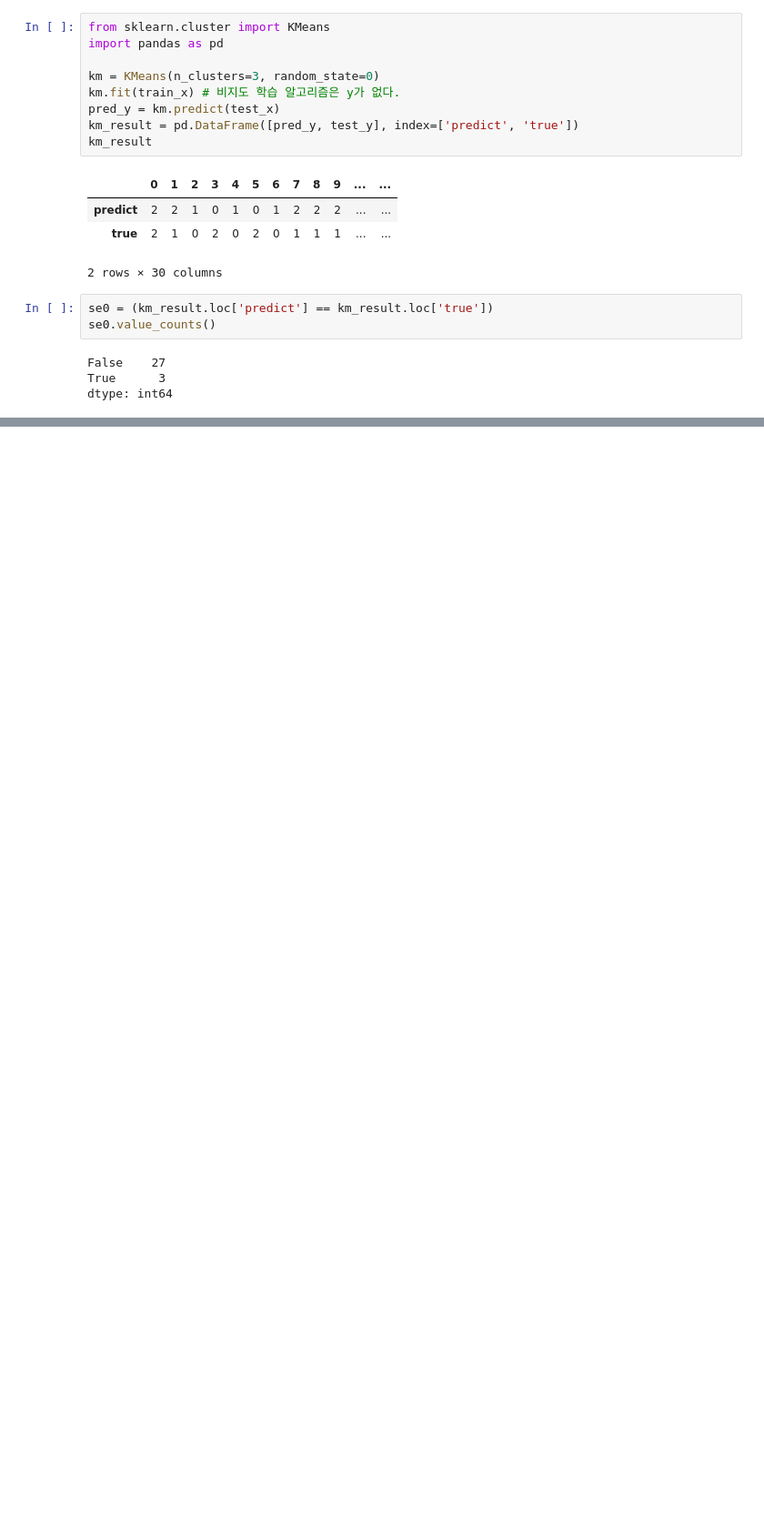
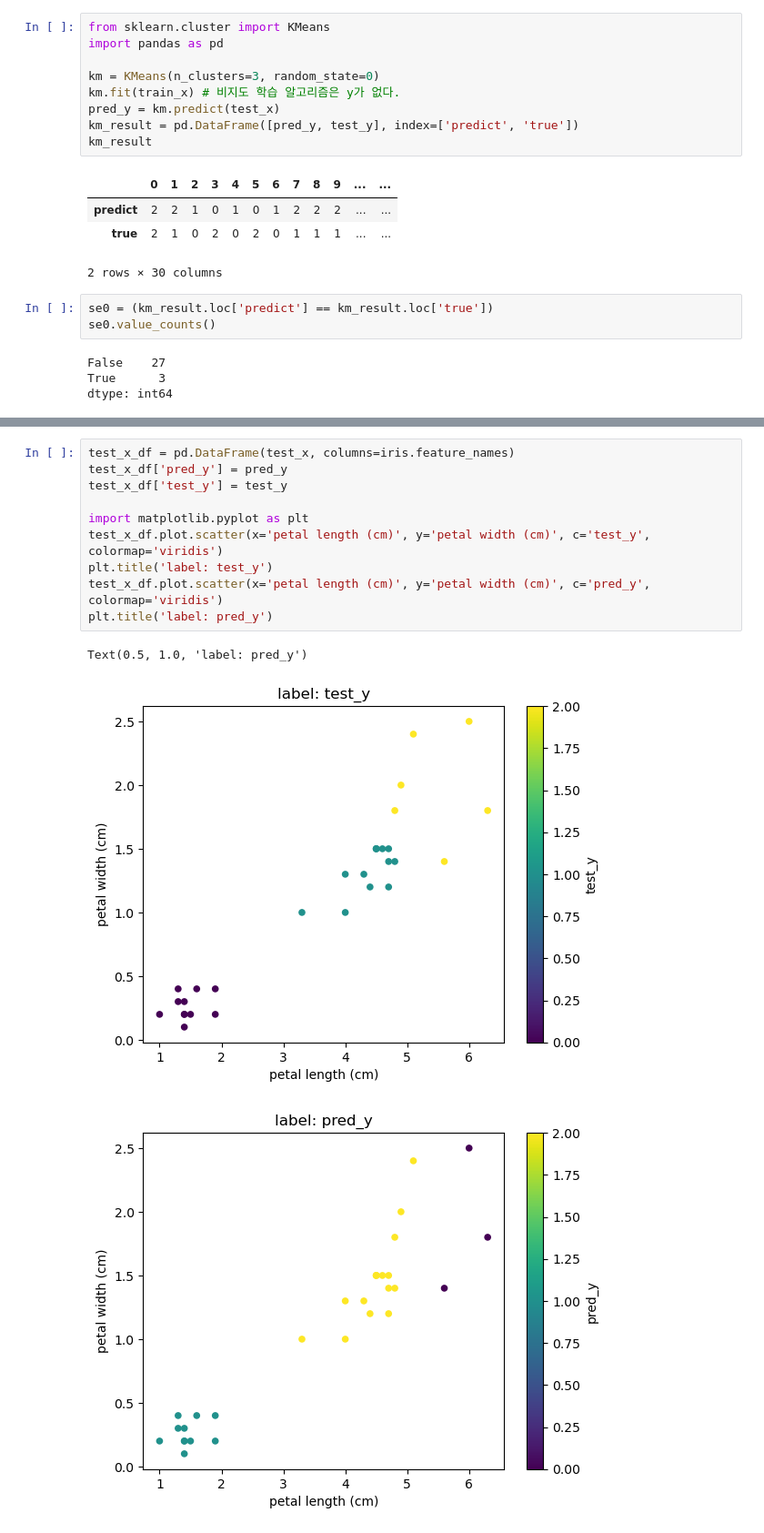
Before and after one commit to gasbugs/ML20221011, a Jupyter notebook: 03_머신러닝 알고리즘과 평가/17일차 - 클러스터 알고리즘.ipynb, the cells around one changed output, grey strips where cells are left out. Shown at 91% size. Cells and saved outputs as stored; diff of their text form; blank space fills up the shorter version.

```diff
--- a/03_머신러닝 알고리즘과 평가/17일차 - 클러스터 알고리즘.ipynb
+++ b/03_머신러닝 알고리즘과 평가/17일차 - 클러스터 알고리즘.ipynb
@@ -44,0 +50,14 @@ dtype: int64
+# %%
+test_x_df = pd.DataFrame(test_x, columns=iris.feature_names)
+test_x_df['pred_y'] = pred_y
+test_x_df['test_y'] = test_y
+
+import matplotlib.pyplot as plt
+test_x_df.plot.scatter(x='petal length (cm)', y='petal width (cm)', c='test_y', colormap='viridis')
+plt.title('label: test_y')
+test_x_df.plot.scatter(x='petal length (cm)', y='petal width (cm)', c='pred_y', colormap='viridis')
+plt.title('label: pred_y')
+# %% [output]
+Text(0.5, 1.0, 'label: pred_y')
+[figure, added]
+[figure, added]
```
Also changed, not shown: parts of 3 cells of this notebook.
